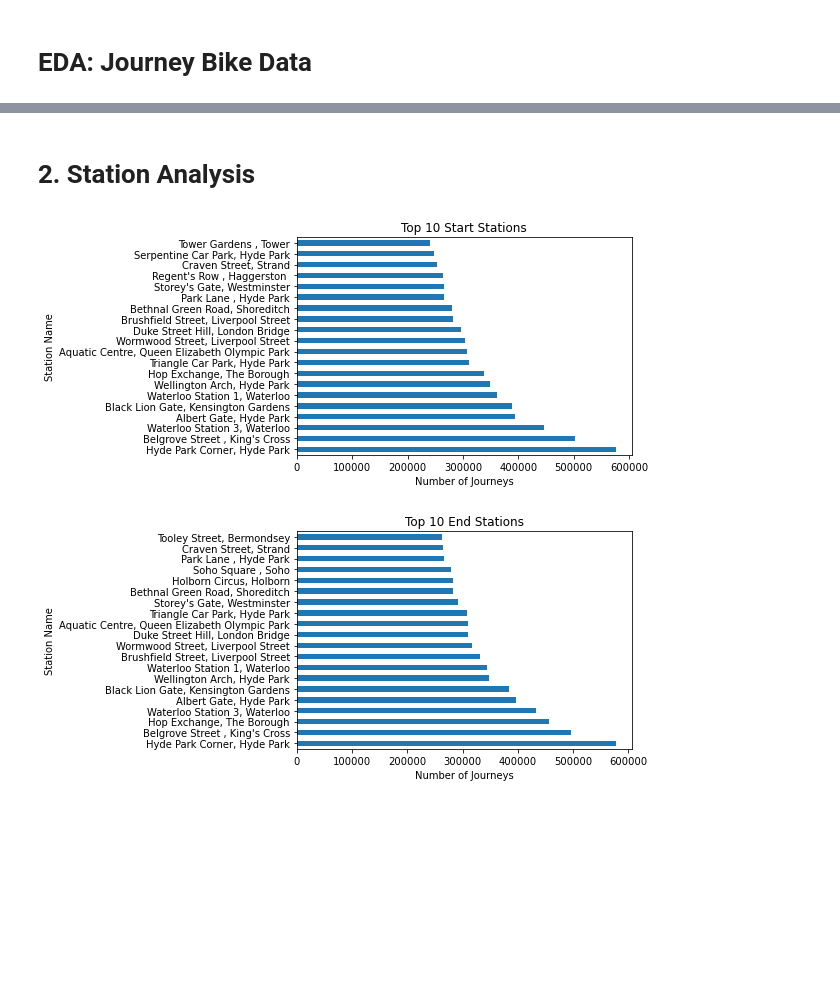
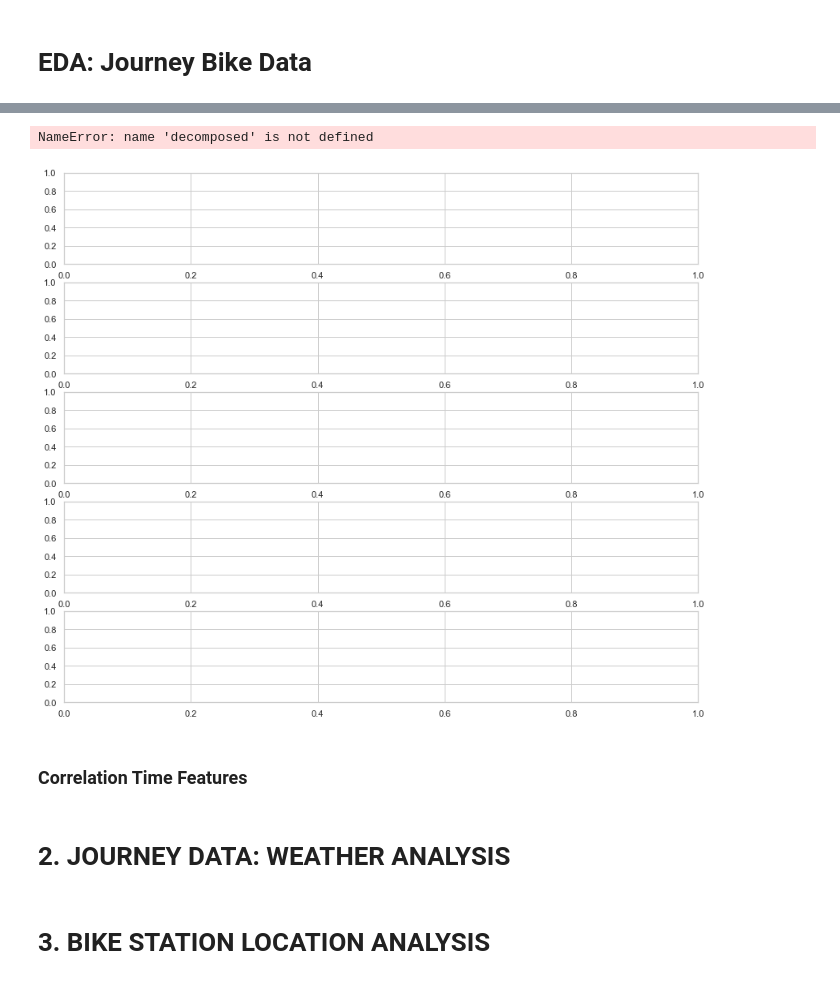
Before and after one commit to tabeaeggler/UrbanMobility, a Jupyter notebook: notebooks/04_journey_data_eda.ipynb, the cells around one changed output, grey strips where cells are left out. Drawn from its saved outputs; the diff is of its cells as text; code cells hidden in the pictures; blank space fills up the shorter version.

```diff
--- a/notebooks/04_journey_data_eda.ipynb
+++ b/notebooks/04_journey_data_eda.ipynb
@@ -42,47 +40,8 @@ plt.show()
 # %%
-from matplotlib import pyplot as plt
-from matplotlib.dates import DateFormatter
-import matplotlib.dates as mdates
-
-# Set the size of the figure
-fig, axs = plt.subplots(5, 1, figsize=(14, 18))
-
-# Create a 'date' column that contains only the date part of the 'start_time'
-journey_df['date'] = journey_df['start_date'].dt.date
-
-# Group by date and count the number of journeys
-journeys_per_date = journey_df.groupby(['date']).size().reset_index(name='count')
-
-# 1. Plot the original data
-axs[0].plot(decomposed.observed, label='Original')
-axs[0].legend(loc='upper left')
-axs[0].set_title("Observed")
-
-# 2. Plot the original data with lockdown periods
-axs[1].plot(journeys_per_date['date'], journeys_per_date['count'], label='Original with lockdown periods')
-axs[1].xaxis.set_major_formatter(mdates.DateFormatter('%Y'))
-axs[1].xaxis.set_major_locator(mdates.YearLocator())
-axs[1].axvspan('2020-03-23', '2020-07-03', color='orange', alpha=0.3, label='First National Lockdown')
-axs[1].axvspan('2020-11-05', '2020-11-26', color='red', alpha=0.3, label='Second National Lockdown')
-axs[1].axvspan('2021-01-06', '2021-03-08', color='purple', alpha=0.3, label='Third National Lockdown')
-axs[1].legend()
-axs[1].set_title('Observed with lockdown periods')
-
-
-# 3. Plot the trend
-axs[2].plot(decomposed.trend, label='Trend')
-axs[2].legend(loc='upper left')
-axs[2].set_title("Trend")
-
-# 4. Plot the seasonality
-axs[3].plot(decomposed.seasonal, label='Seasonality')
-axs[3].legend(loc='upper left')
-axs[3].set_title("Seasonality")
-
-# 5. Plot the residuals
-axs[4].plot(decomposed.resid, label='Residuals')
-axs[4].legend(loc='upper left')
-axs[4].set_title("Residuals")
-
-plt.tight_layout()
+plot_time_series = eda.time_series_decomposition(journey_df)
 plt.show()
+# %% [output]
+NameError: name 'decomposed' is not defined
+[figure, added]
+# %% [markdown]
+### Correlation Time Features
@@ -89,21 +51,7 @@ plt.show()
+# %% [markdown]
+# 2. JOURNEY DATA: WEATHER ANALYSIS
 # %% [markdown]
-# 2. Station Analysis
+# 3. BIKE STATION LOCATION ANALYSIS
-# %%
-# Top start and end stations: to identify high-demand areas.
-journey_df['start_station_name'].value_counts().head(20).plot(kind='barh')
-plt.title('Top 10 Start Stations')
-plt.xlabel('Number of Journeys')
-plt.ylabel('Station Name')
-plt.show()
-
-journey_df['end_station_name'].value_counts().head(20).plot(kind='barh')
-plt.title('Top 10 End Stations')
-plt.xlabel('Number of Journeys')
-plt.ylabel('Station Name')
-plt.show()
-# %% [output]
-[figure]
-[figure]
 # %%
 # Heatmap of correlations: This could help identify relationships between numerical variables.
 import seaborn as sns
```
Also changed, not shown: parts of 15 cells of this notebook, 1 other file.
